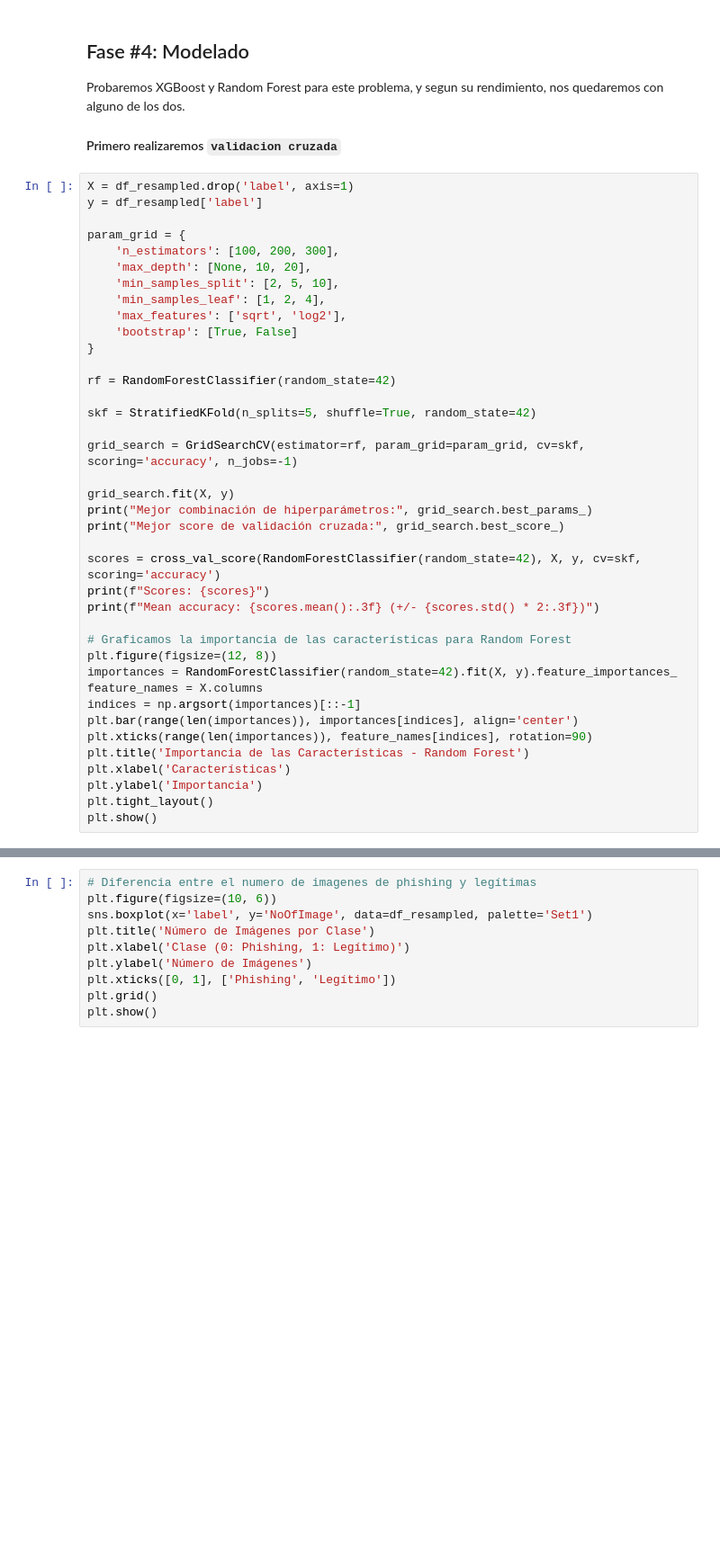
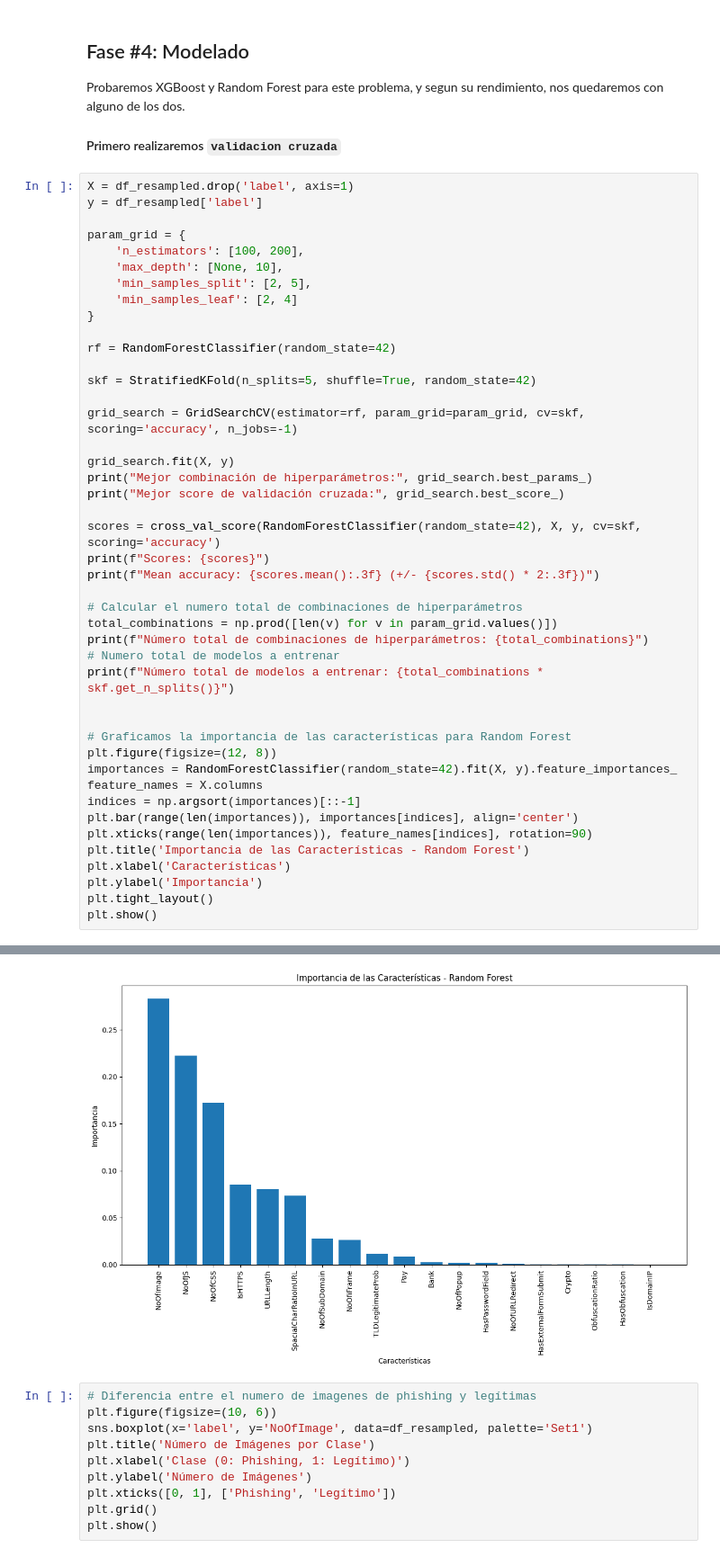
Before and after one commit to SpecTr03/CRISP-DM-Project, a Jupyter notebook: analysis.ipynb, the cells around one changed output, grey strips where cells are left out. Shown at 90% size. Cells and saved outputs as stored; diff of their text form; blank space fills up the shorter version.

Commit message:
feat: grid search optimized

```diff
--- a/analysis.ipynb
+++ b/analysis.ipynb
@@ -282,12 +282,10 @@ X = df_resampled.drop('label', axis=1)
 y = df_resampled['label']
 
 param_grid = {
-    'n_estimators': [100, 200, 300],
-    'max_depth': [None, 10, 20],
-    'min_samples_split': [2, 5, 10],
-    'min_samples_leaf': [1, 2, 4],
-    'max_features': ['sqrt', 'log2'],
-    'bootstrap': [True, False]
+    'n_estimators': [100, 200],
+    'max_depth': [None, 10],
+    'min_samples_split': [2, 5],
+    'min_samples_leaf': [2, 4]
 }
 
 rf = RandomForestClassifier(random_state=42)
@@ -304,6 +302,13 @@ scores = cross_val_score(RandomForestClassifier(random_state=42), X, y, cv=skf,
 print(f"Scores: {scores}")
 print(f"Mean accuracy: {scores.mean():.3f} (+/- {scores.std() * 2:.3f})")
 
+# Calcular el numero total de combinaciones de hiperparámetros
+total_combinations = np.prod([len(v) for v in param_grid.values()])
+print(f"Número total de combinaciones de hiperparámetros: {total_combinations}")
+# Numero total de modelos a entrenar
+print(f"Número total de modelos a entrenar: {total_combinations * skf.get_n_splits()}")
+
+
 # Graficamos la importancia de las características para Random Forest
 plt.figure(figsize=(12, 8))
 importances = RandomForestClassifier(random_state=42).fit(X, y).feature_importances_
@@ -321,3 +331,4 @@ KeyboardInterrupt:
+[figure, added]
 # %%
 # Diferencia entre el numero de imagenes de phishing y legítimas
 plt.figure(figsize=(10, 6))
```
Also changed, not shown: parts of 1 cell of this notebook.
